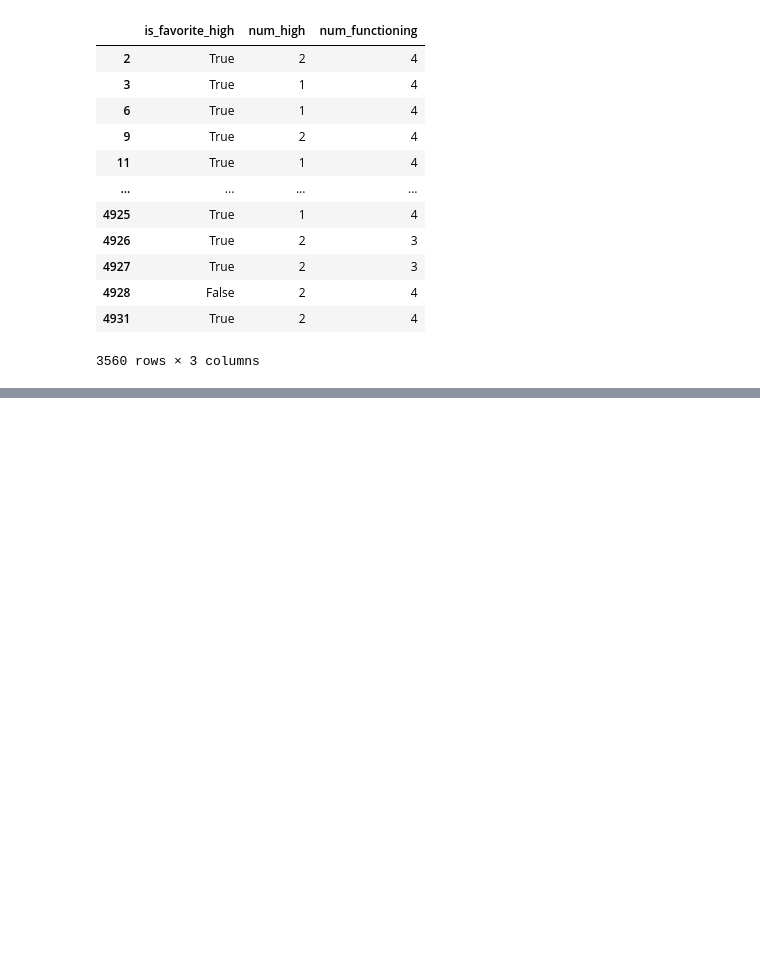
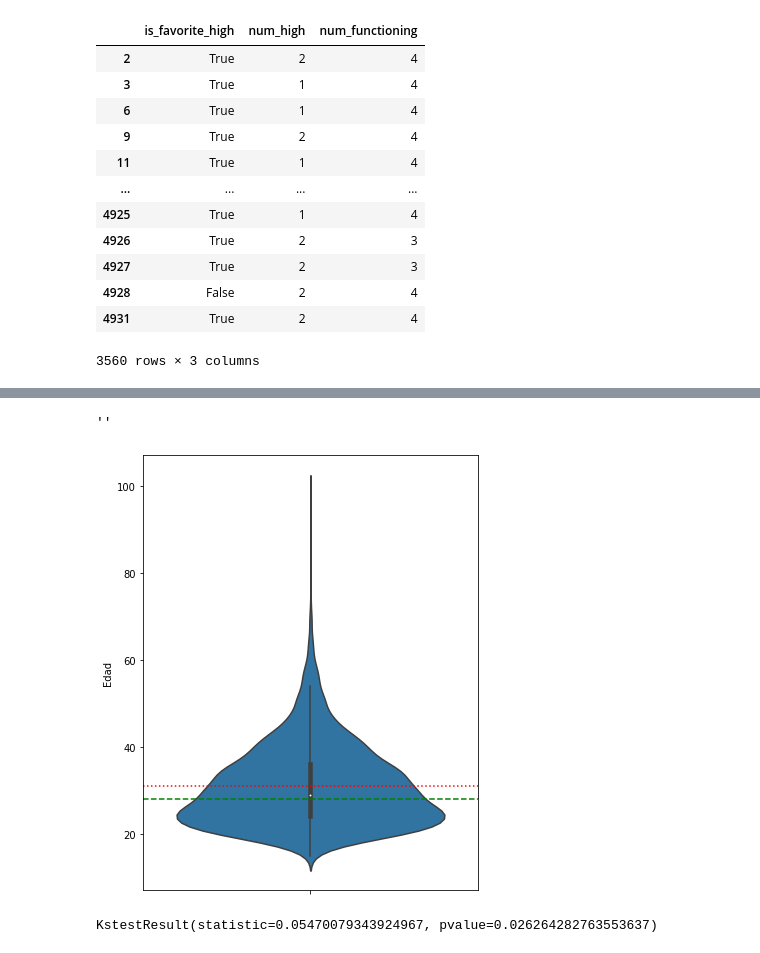
Before and after one commit to seppo0010/hornallas, a Jupyter notebook: Hornallas.ipynb, the cells around one changed output, grey strips where cells are left out. Cells and saved outputs as stored; diff of their text form; code cells hidden in the pictures; blank space fills up the shorter version.

```diff
--- a/Hornallas.ipynb
+++ b/Hornallas.ipynb
@@ -497,0 +551,24 @@ agg
+# %%
+from matplotlib.lines import Line2D
+import seaborn as sns
+
+_, ax0 = plt.subplots(1, 1, figsize=(6, 8));
+
+sns.violinplot(
+    hue='favorite_hob_front',
+    y='Edad',
+    data=df,
+    ax=ax0,
+    split=True,
+);
+ax0.axhline(df[~df['favorite_hob_front']]['Edad'].median(), c='red', linestyle='dotted')
+ax0.axhline(df[df['favorite_hob_front']]['Edad'].median(), c='green', linestyle='dashed')
+;
+# %% [output]
+''
+[figure, added]
+# %%
+subdf = df[df['¿Tenés niñes menores en tu casa?'] != 'Sí']
+kstest(subdf[subdf['favorite_hob_front']]['Edad'], subdf[~subdf['favorite_hob_front']]['Edad'])
+# %% [output]
+KstestResult(statistic=0.05470079343924967, pvalue=0.026264282763553637)
```
Also changed, not shown: parts of 29 cells of this notebook, 2 other files.
